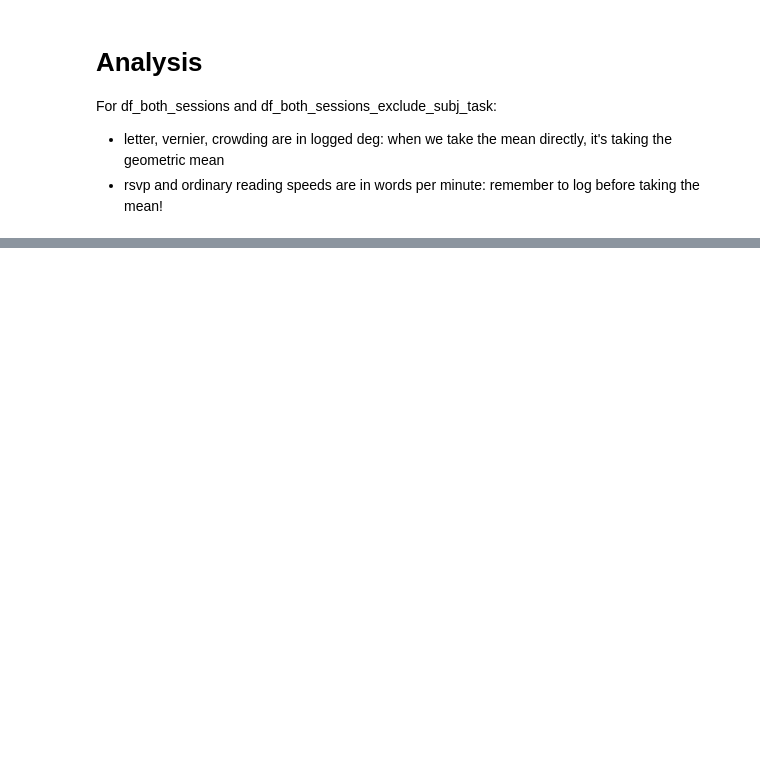
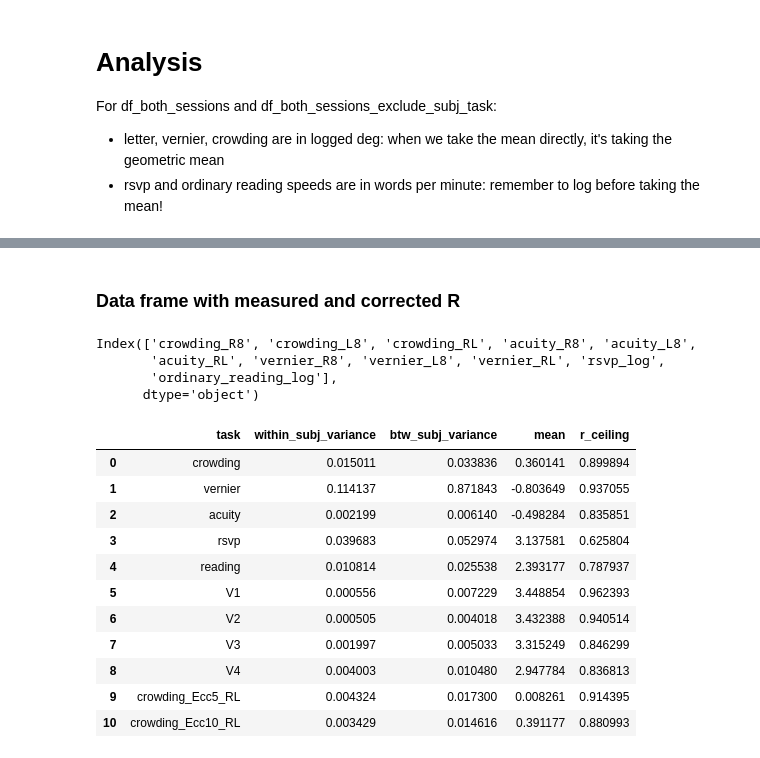
Before and after one commit to fh986/crowding-individual-difference, a Jupyter notebook: corr_analysis.ipynb, the cells around one changed output, grey strips where cells are left out. Cells and saved outputs as stored; diff of their text form; code cells hidden in the pictures; blank space fills up the shorter version.

```diff
--- a/corr_analysis.ipynb
+++ b/corr_analysis.ipynb
@@ -718,0 +721,2 @@ Min and max values: min_x: -0.7555999552499999, max_x: -0.17970639700000002, min
+# %% [markdown]
+### Data frame with measured and corrected R
@@ -718,0 +757,24 @@ Min and max values: min_x: -0.7555999552499999, max_x: -0.17970639700000002, min
+# %%
+print(df_subj_avg.columns)
+# %% [output]
+Index(['crowding_R8', 'crowding_L8', 'crowding_RL', 'acuity_R8', 'acuity_L8',
+       'acuity_RL', 'vernier_R8', 'vernier_L8', 'vernier_RL', 'rsvp_log',
+       'ordinary_reading_log'],
+      dtype='object')
+# %%
+filepath = 'variance_df.csv'
+variance_df = pd.read_csv(filepath)
+display(variance_df)
+# %% [output]
+|  | task | within_subj_variance | btw_subj_variance | mean | r_ceiling |
+| 0 | crowding | 0.015011 | 0.033836 | 0.360141 | 0.899894 |
+| 1 | vernier | 0.114137 | 0.871843 | -0.803649 | 0.937055 |
+| 2 | acuity | 0.002199 | 0.006140 | -0.498284 | 0.835851 |
+| 3 | rsvp | 0.039683 | 0.052974 | 3.137581 | 0.625804 |
+| 4 | reading | 0.010814 | 0.025538 | 2.393177 | 0.787937 |
+| 5 | V1 | 0.000556 | 0.007229 | 3.448854 | 0.962393 |
+| 6 | V2 | 0.000505 | 0.004018 | 3.432388 | 0.940514 |
+| 7 | V3 | 0.001997 | 0.005033 | 3.315249 | 0.846299 |
+| 8 | V4 | 0.004003 | 0.010480 | 2.947784 | 0.836813 |
+| 9 | crowding_Ecc5_RL | 0.004324 | 0.017300 | 0.008261 | 0.914395 |
+| 10 | crowding_Ecc10_RL | 0.003429 | 0.014616 | 0.391177 | 0.880993 |
```
Also changed, not shown: parts of 27 cells of this notebook.
